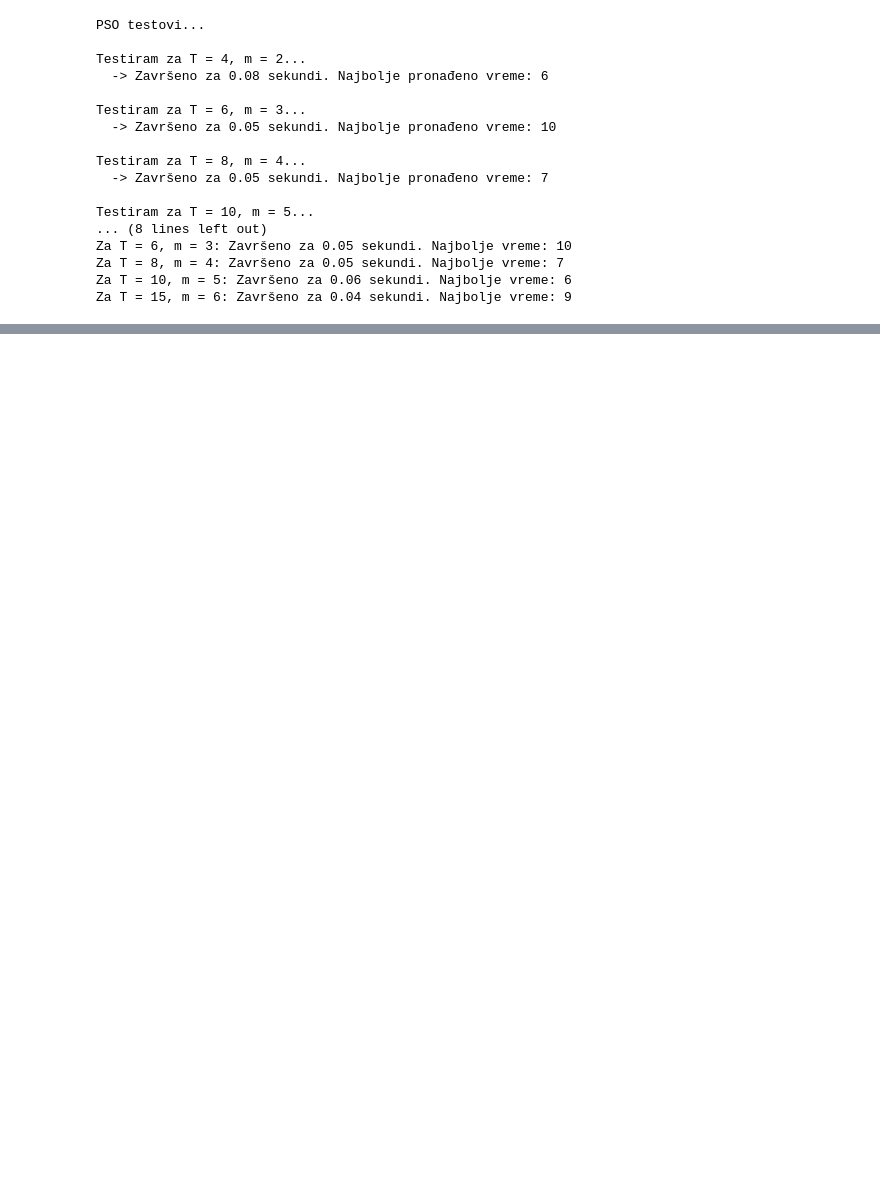
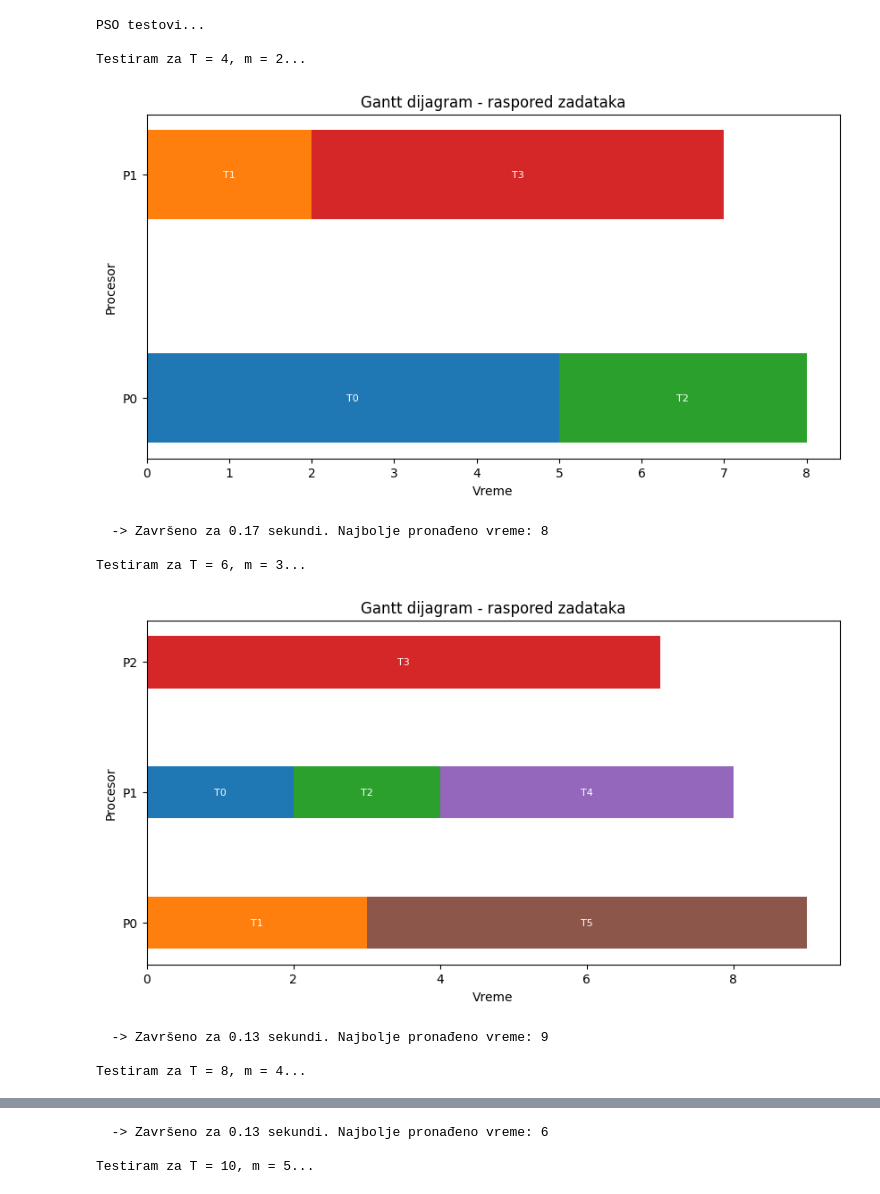
Before and after one commit to dobrosavljevicnenad/multiprocessor_scheduling_optimization, a Jupyter notebook: optimizacija_rojem_cestica.ipynb, the cells around one changed output, grey strips where cells are left out. Cells and saved outputs as stored; diff of their text form; code cells hidden in the pictures; blank space fills up the shorter version.

```diff
--- a/optimizacija_rojem_cestica.ipynb
+++ b/optimizacija_rojem_cestica.ipynb
@@ -50,6 +71,40 @@ class Particle:
             if self.value < Particle.swarm_best_value:
                 Particle.swarm_best_position = self.position.copy()
                 Particle.swarm_best_value = self.value
+# %%
+import matplotlib.pyplot as plt
+
+def plot_schedule_gantt(schedule, execution_times, m):
+    """
+    Nacrtaj Gantt dijagram za raspored (schedule).
+    schedule[i] = procesor kojem je dodeljen task i
+    execution_times[i][j] = trajanje taska i na procesoru j.
+    """
+    processor_times = [0] * m  # kada procesor postaje slobodan
+
+    fig, ax = plt.subplots(figsize=(10, 5))
+
+    for task, processor in enumerate(schedule):
+        start_time = processor_times[processor]
+        duration = execution_times[task][processor]
+        finish_time = start_time + duration
+
+        # crtamo task kao pravougaonik
+        ax.barh(processor, duration, left=start_time, height=0.4)
+
+        # task ID pišemo u sredini
+        ax.text(start_time + duration/2, processor, f"T{task}",
+                va='center', ha='center', color="white", fontsize=8)
+
+        # update kraja procesora
+        processor_times[processor] = finish_time
+
+    ax.set_xlabel("Vreme")
+    ax.set_ylabel("Procesor")
+    ax.set_title("Gantt dijagram - raspored zadataka")
+    ax.set_yticks(range(m))
+    ax.set_yticklabels([f"P{j}" for j in range(m)])
+    plt.show()
 # %%
 def pso(T, m, execution_times, num_iters, swarm_size, c_inertia, c_social, c_cognitive):
     Particle.swarm_best_position = None
@@ -65,44 +120,39 @@ def pso(T, m, execution_times, num_iters, swarm_size, c_inertia, c_social, c_cog
 # Testiranje različitih ulaza
 test_cases = [
     (4, 2),
     (6, 3),
     (8, 4),
     (10, 5),
     (15, 6),
 ]
 
 results = []
 
 print("PSO testovi...\n")
 for T, m in test_cases:
     execution_times = [[random.randint(1, 10) for _ in range(m)] for _ in range(T)]
     print(f"Testiram za T = {T}, m = {m}...")
 
     start_time = time.time()
     best_schedule, best_time = pso(T, m, execution_times, num_iters=100, swarm_size=30, c_inertia=0.7, c_social=1.5, c_cognitive=1.5)
+    plot_schedule_gantt(best_schedule, execution_times, m)
     execution_duration = time.time() - start_time
 
     results.append((T, m, execution_duration, best_time))
     print(f"  -> Završeno za {execution_duration:.2f} sekundi. Najbolje pronađeno vreme: {best_time}\n")
 
 print("Rezultati testova:\n")
 for T, m, duration, best_time in results:
     print(f"Za T = {T}, m = {m}: Završeno za {duration:.2f} sekundi. Najbolje vreme: {best_time}")
 # %% [output]
 PSO testovi...
 
 Testiram za T = 4, m = 2...
-  -> Završeno za 0.08 sekundi. Najbolje pronađeno vreme: 6
-
-Testiram za T = 6, m = 3...
-  -> Završeno za 0.05 sekundi. Najbolje pronađeno vreme: 10
-
-Testiram za T = 8, m = 4...
-  -> Završeno za 0.05 sekundi. Najbolje pronađeno vreme: 7
-
-Testiram za T = 10, m = 5...
-... (8 lines left out)
-Za T = 6, m = 3: Završeno za 0.05 sekundi. Najbolje vreme: 10
-Za T = 8, m = 4: Završeno za 0.05 sekundi. Najbolje vreme: 7
-Za T = 10, m = 5: Završeno za 0.06 sekundi. Najbolje vreme: 6
-Za T = 15, m = 6: Završeno za 0.04 sekundi. Najbolje vreme: 9
+[figure, added]
+  -> Završeno za 0.17 sekundi. Najbolje pronađeno vreme: 8
+
+Testiram za T = 6, m = 3...
+[figure, added]
+  -> Završeno za 0.13 sekundi. Najbolje pronađeno vreme: 9
+
+Testiram za T = 8, m = 4...
@@ -108,0 +160,3 @@ Za T = 15, m = 6: Završeno za 0.04 sekundi. Najbolje vreme: 9
+  -> Završeno za 0.13 sekundi. Najbolje pronađeno vreme: 6
+
+Testiram za T = 10, m = 5...
```
Also changed, not shown: parts of 2 cells of this notebook.
